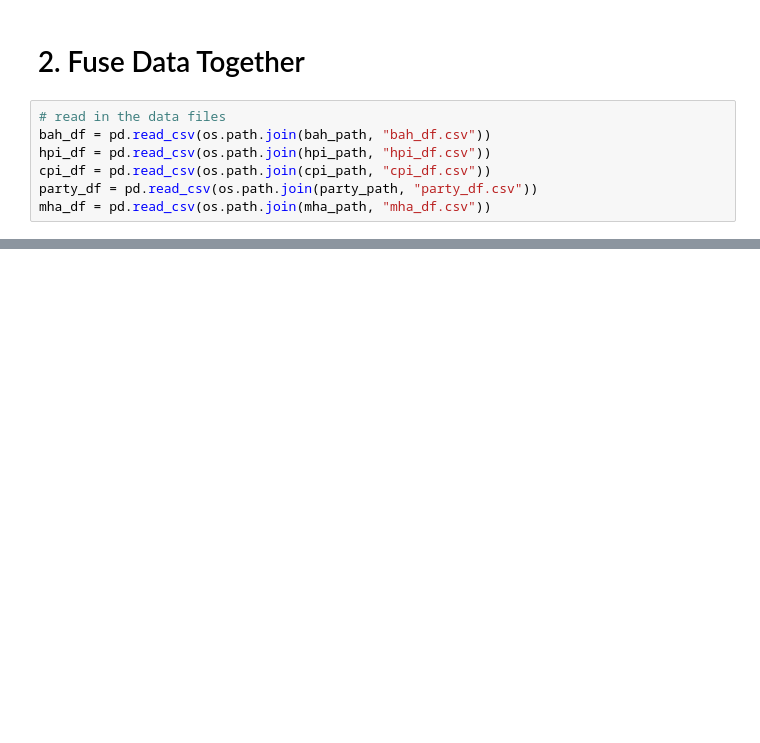
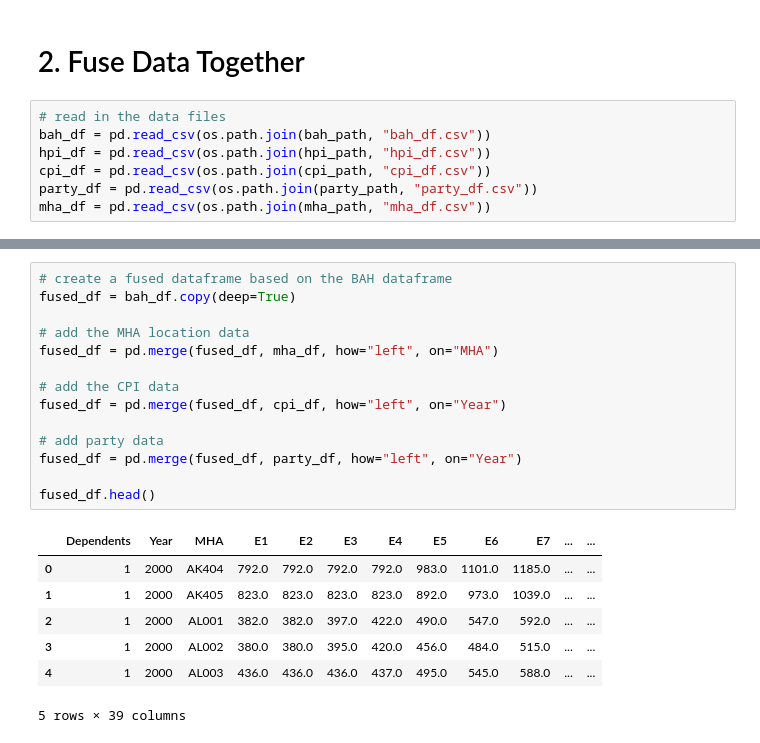
Before and after one commit to amswanson333/BAH_Machine_Learning, a Jupyter notebook: data_fusion.ipynb, the cells around one changed output, grey strips where cells are left out. Cells and saved outputs as stored; diff of their text form; blank space fills up the shorter version.

Commit message:
finalized data fusion

```diff
--- a/data_fusion.ipynb
+++ b/data_fusion.ipynb
@@ -476,0 +492,22 @@ mha_df = pd.read_csv(os.path.join(mha_path, "mha_df.csv"))
+# %%
+# create a fused dataframe based on the BAH dataframe
+fused_df = bah_df.copy(deep=True)
+
+# add the MHA location data
+fused_df = pd.merge(fused_df, mha_df, how="left", on="MHA")
+
+# add the CPI data
+fused_df = pd.merge(fused_df, cpi_df, how="left", on="Year")
+
+# add party data
+fused_df = pd.merge(fused_df, party_df, how="left", on="Year")
+
+fused_df.head()
+# %% [output]
+|  | Dependents | Year | MHA | E1 | E2 | E3 | E4 | E5 | E6 | E7 | ... | ... |
+| 0 | 1 | 2000 | AK404 | 792.0 | 792.0 | 792.0 | 792.0 | 983.0 | 1101.0 | 1185.0 | ... | ... |
+| 1 | 1 | 2000 | AK405 | 823.0 | 823.0 | 823.0 | 823.0 | 892.0 | 973.0 | 1039.0 | ... | ... |
+| 2 | 1 | 2000 | AL001 | 382.0 | 382.0 | 397.0 | 422.0 | 490.0 | 547.0 | 592.0 | ... | ... |
+| 3 | 1 | 2000 | AL002 | 380.0 | 380.0 | 395.0 | 420.0 | 456.0 | 484.0 | 515.0 | ... | ... |
+| 4 | 1 | 2000 | AL003 | 436.0 | 436.0 | 436.0 | 437.0 | 495.0 | 545.0 | 588.0 | ... | ... |
+5 rows × 39 columns
```
Also changed, not shown: parts of 12 cells of this notebook, 1 other file.
